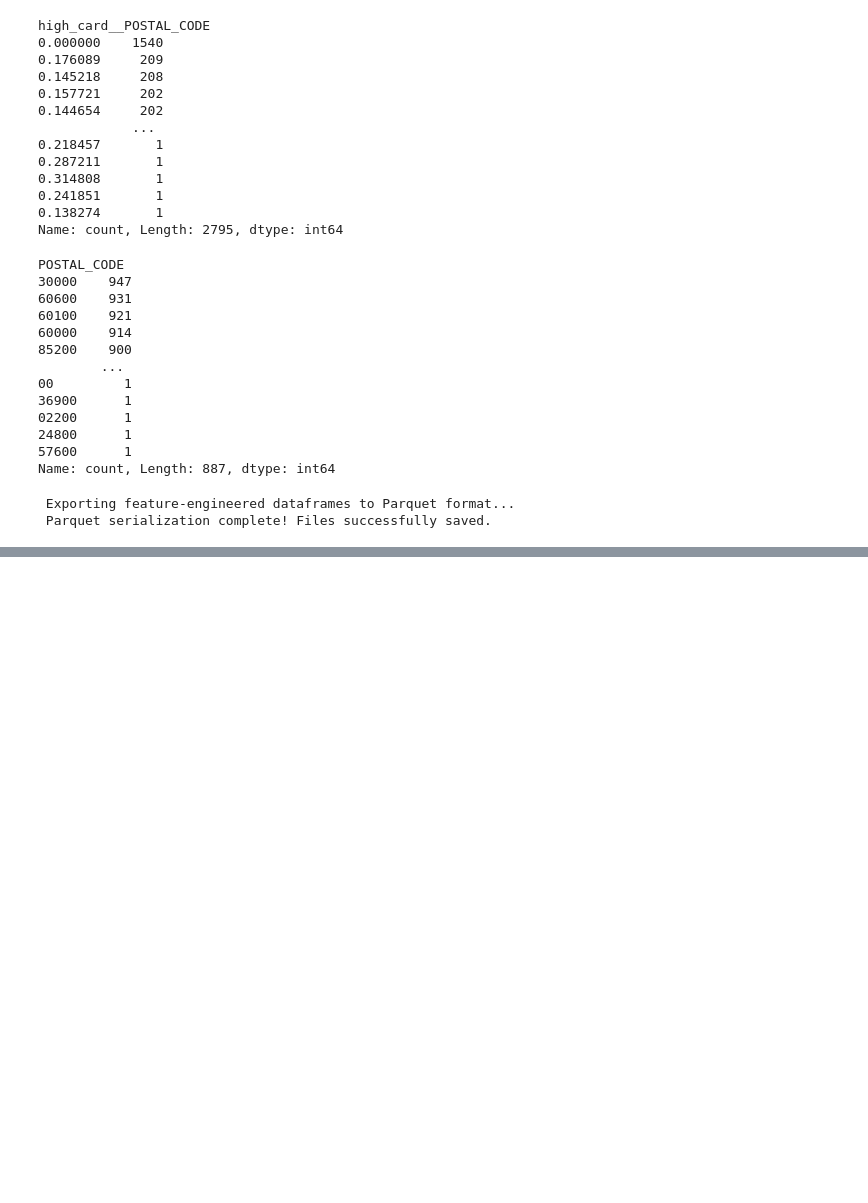
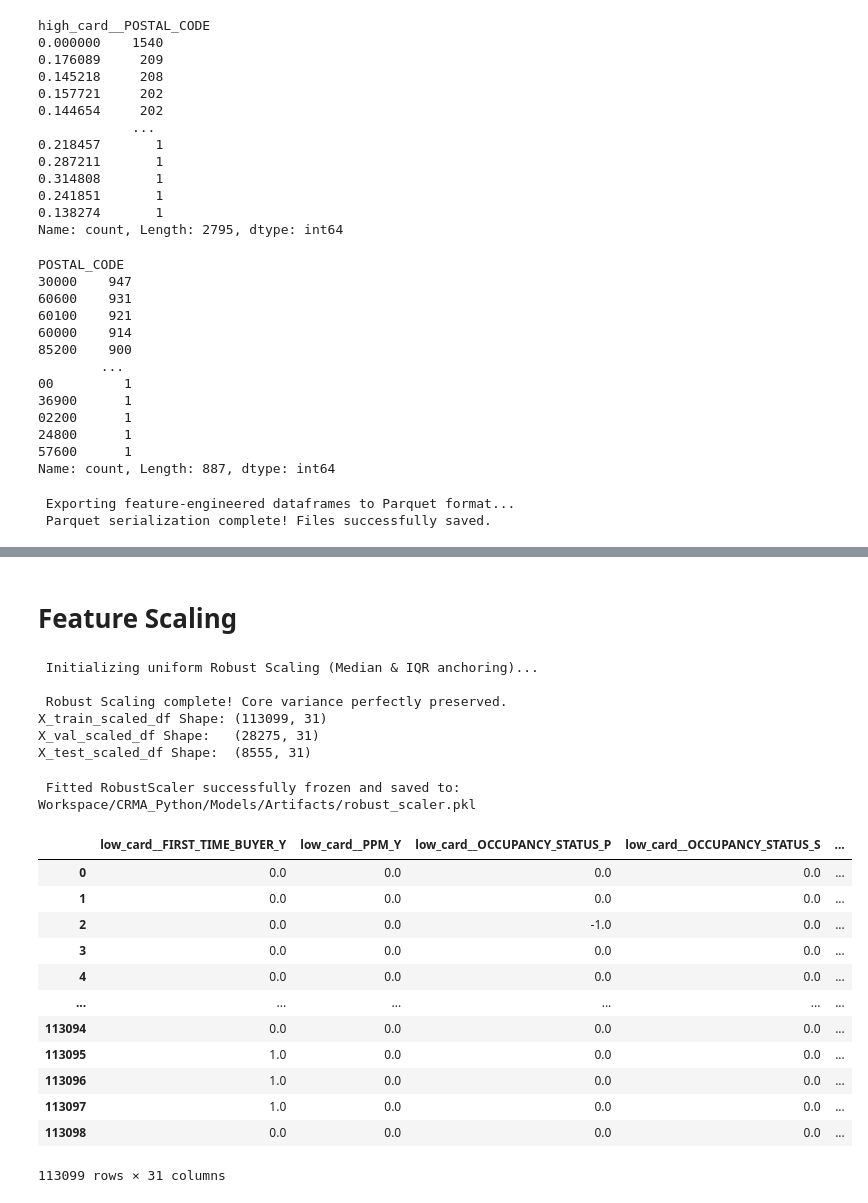
Before and after one commit to Gautam0211/Credit-Risk-Stress-Testing-Under-Macro-Conditions-of-2008-Global-Recession, a Jupyter notebook: Notebooks/EDA and Data Preprocessing.ipynb, the cells around one changed output, grey strips where cells are left out. Drawn from its saved outputs; the diff is of its cells as text; code cells hidden in the pictures; blank space fills up the shorter version.

Commit message:
feat: Done All Pre=processing steps inc feature engineering,feature selection and feature scaling, will move to model building now

```diff
--- a/Notebooks/EDA and Data Preprocessing.ipynb
+++ b/Notebooks/EDA and Data Preprocessing.ipynb
@@ -2452,0 +2517,71 @@ print(" Parquet serialization complete! Files successfully saved.")
+# %% [markdown]
+# Feature Scaling
+# %%
+from sklearn.preprocessing import RobustScaler
+
+print(" Initializing uniform Robust Scaling (Median & IQR anchoring)...")
+
+# Initialize the robust scaler
+robust_scaler = RobustScaler()
+
+# Track our 31 clean column names
+final_feature_names = X_train_encoded_df.columns
+
+# Scale the matrices while maintaining the DataFrame structure in-place
+X_train_scaled_df = pd.DataFrame(
+    robust_scaler.fit_transform(X_train_encoded_df),
+    columns=final_feature_names
+)
+
+X_val_scaled_df = pd.DataFrame(
+    robust_scaler.transform(X_val_encoded_df),
+    columns=final_feature_names
+)
+
+X_test_scaled_df = pd.DataFrame(
+    robust_scaler.transform(X_test_encoded_df),
+    columns=final_feature_names
+)
+
+print("\n Robust Scaling complete! Core variance perfectly preserved.")
+print(f"X_train_scaled_df Shape: {X_train_scaled_df.shape}")
+print(f"X_val_scaled_df Shape:   {X_val_scaled_df.shape}")
+print(f"X_test_scaled_df Shape:  {X_test_scaled_df.shape}")
+# %% [output]
+ Initializing uniform Robust Scaling (Median & IQR anchoring)...
+
+ Robust Scaling complete! Core variance perfectly preserved.
+X_train_scaled_df Shape: (113099, 31)
+X_val_scaled_df Shape:   (28275, 31)
+X_test_scaled_df Shape:  (8555, 31)
+# %%
+import joblib
+import os
+
+# Ensure the model artifacts directory exists
+model_dir = "Workspace/CRMA_Python/Models/Artifacts"
+os.makedirs(model_dir, exist_ok=True)
+
+# Save the fitted robust scaler to disk
+scaler_filename = f"{model_dir}/robust_scaler.pkl"
+joblib.dump(robust_scaler, scaler_filename)
+
+print(f" Fitted RobustScaler successfully frozen and saved to: {scaler_filename}")
+# %% [output]
+ Fitted RobustScaler successfully frozen and saved to: Workspace/CRMA_Python/Models/Artifacts/robust_scaler.pkl
+# %%
+X_train_scaled_df
+# %% [output]
+|  | low_card__FIRST_TIME_BUYER_Y | low_card__PPM_Y | low_card__OCCUPANCY_STATUS_P | low_card__OCCUPANCY_STATUS_S | ... |
+| 0 | 0.0 | 0.0 | 0.0 | 0.0 | ... |
+| 1 | 0.0 | 0.0 | 0.0 | 0.0 | ... |
+| 2 | 0.0 | 0.0 | -1.0 | 0.0 | ... |
+| 3 | 0.0 | 0.0 | 0.0 | 0.0 | ... |
+| 4 | 0.0 | 0.0 | 0.0 | 0.0 | ... |
+| ... | ... | ... | ... | ... | ... |
+| 113094 | 0.0 | 0.0 | 0.0 | 0.0 | ... |
+| 113095 | 1.0 | 0.0 | 0.0 | 0.0 | ... |
+| 113096 | 1.0 | 0.0 | 0.0 | 0.0 | ... |
+| 113097 | 1.0 | 0.0 | 0.0 | 0.0 | ... |
+| 113098 | 0.0 | 0.0 | 0.0 | 0.0 | ... |
+113099 rows × 31 columns
```
Also changed, not shown: parts of 15 cells of this notebook, 1 other file.
